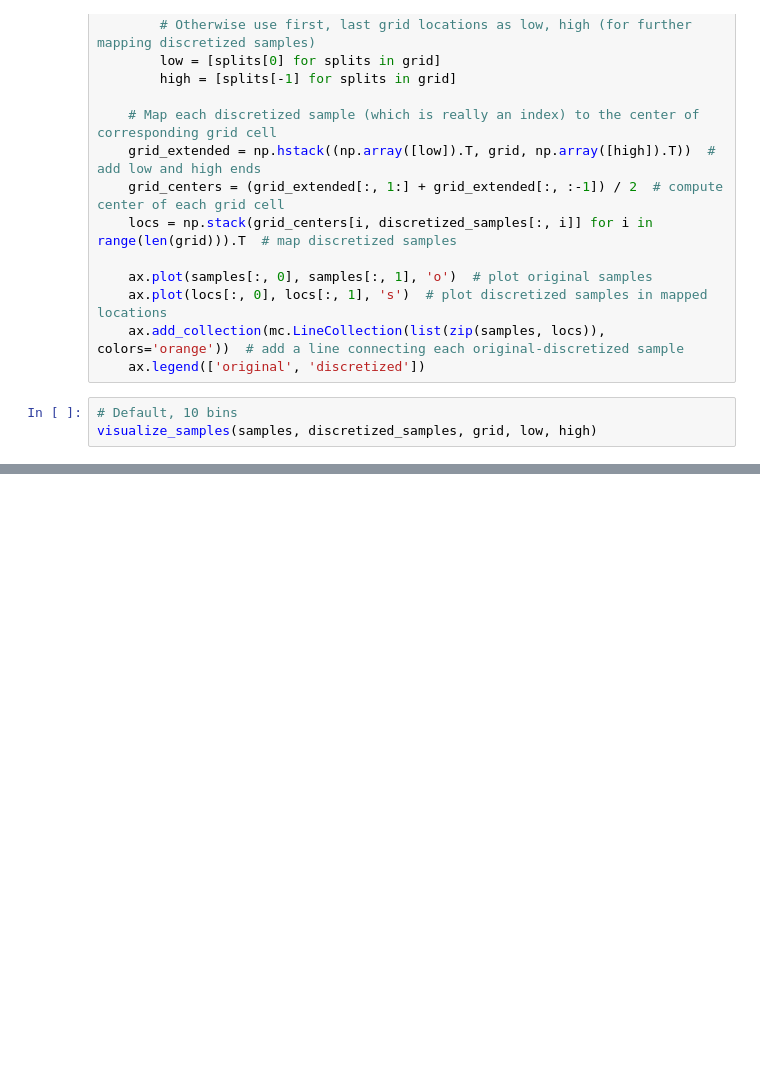
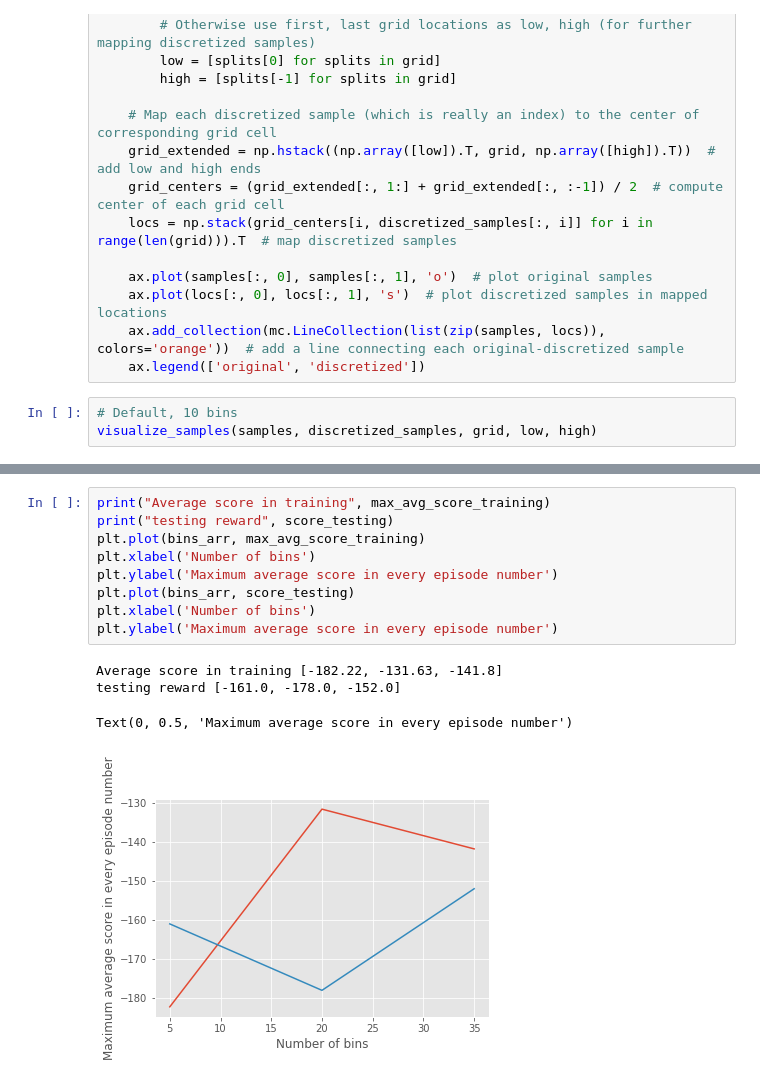
Before and after one commit to TasneemOmara/Mountain-Car-Problem, a Jupyter notebook: MountainCarQLearning.ipynb, the cells around one changed output, grey strips where cells are left out. Drawn from its saved outputs; the diff is of its cells as text; blank space fills up the shorter version.

```diff
--- a/MountainCarQLearning.ipynb
+++ b/MountainCarQLearning.ipynb
@@ -432,0 +420,14 @@ avg score -79.5
+# %%
+print("Average score in training", max_avg_score_training)
+print("testing reward", score_testing)
+plt.plot(bins_arr, max_avg_score_training)
+plt.xlabel('Number of bins')
+plt.ylabel('Maximum average score in every episode number')
+plt.plot(bins_arr, score_testing)
+plt.xlabel('Number of bins')
+plt.ylabel('Maximum average score in every episode number')
+# %% [output]
+Average score in training [-182.22, -131.63, -141.8]
+testing reward [-161.0, -178.0, -152.0]
+Text(0, 0.5, 'Maximum average score in every episode number')
+[figure, added]
```
Also changed, not shown: parts of 32 cells of this notebook.
